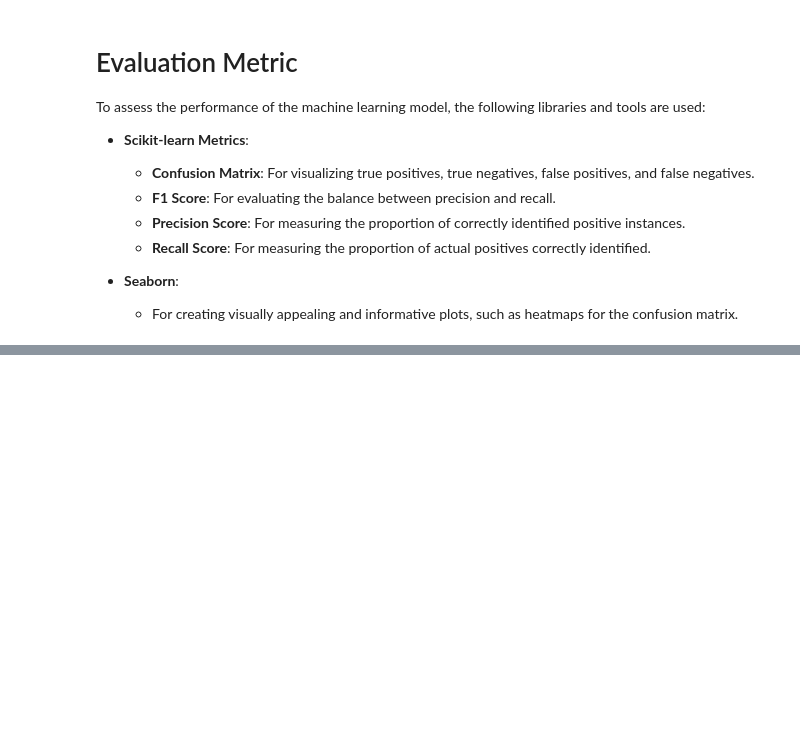
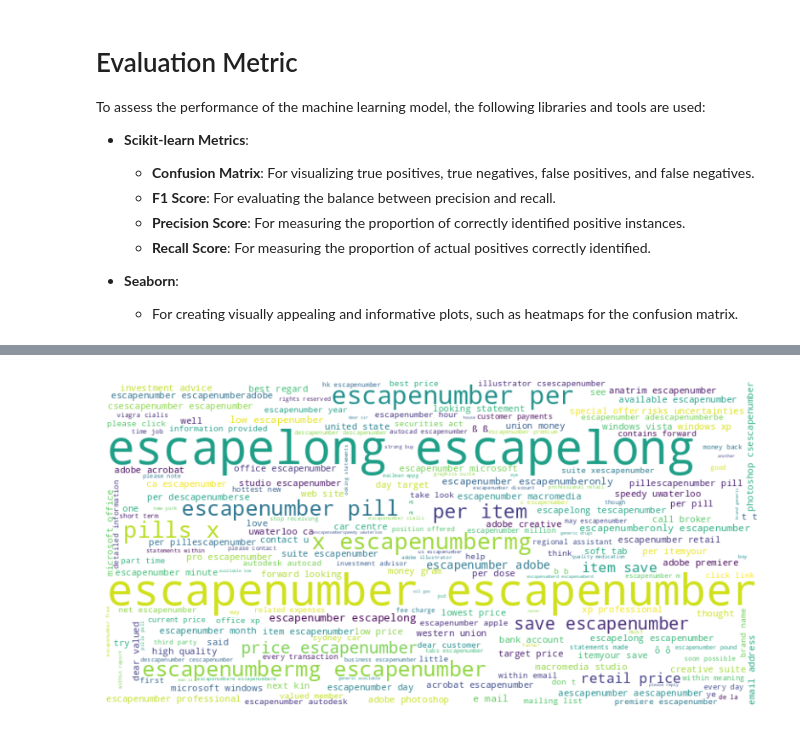
Before and after one commit to sergio11/spam_email_classifier_lstm, a Jupyter notebook: Spam_Email_Classification.ipynb, the cells around one changed output, grey strips where cells are left out. Saved outputs shown, nothing was run; the diff lists cells and outputs as text; code cells hidden in the pictures; blank space fills up the shorter version.

```diff
--- a/Spam_Email_Classification.ipynb
+++ b/Spam_Email_Classification.ipynb
@@ -132,0 +360,11 @@ import seaborn as sns
+# %%
+# Generate a word cloud image for spam words
+spam_wordcloud = WordCloud(width=800, height=400, background_color='white').generate(' '.join(spam_emails))
+
+# Display the image
+plt.figure(figsize=(10, 5))
+plt.imshow(spam_wordcloud, interpolation='bilinear')
+plt.axis('off')
+plt.show()
+# %% [output]
+[figure, added]
```
Also changed, not shown: parts of 29 cells of this notebook.
